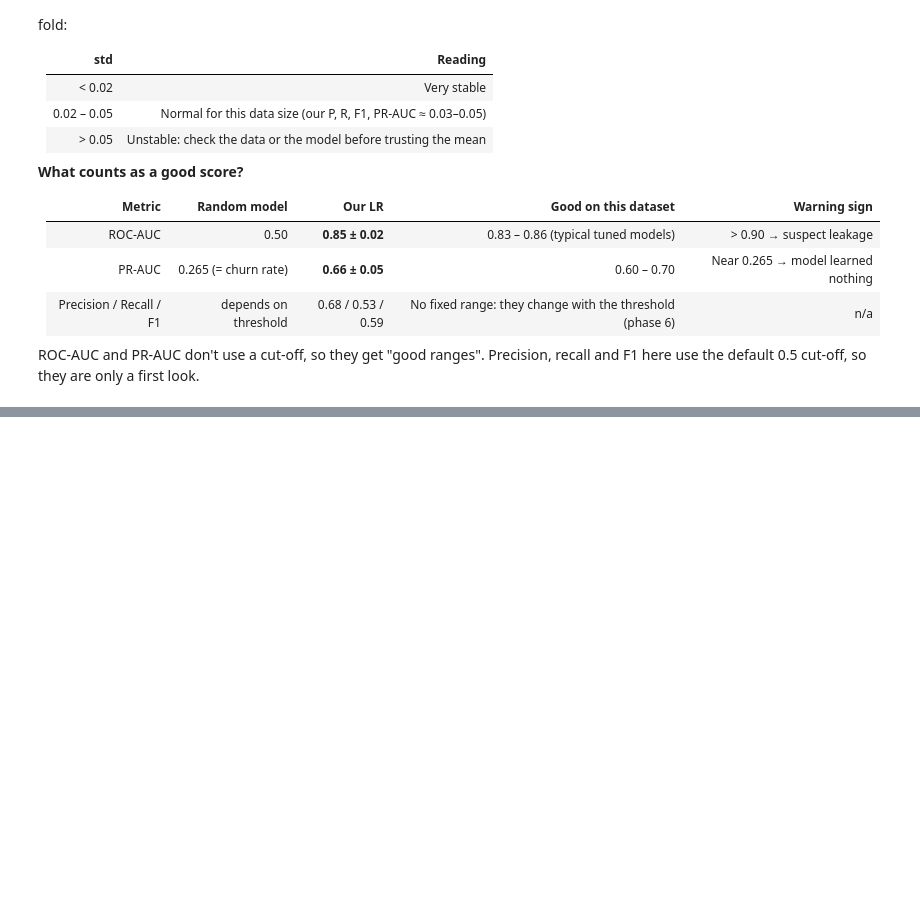
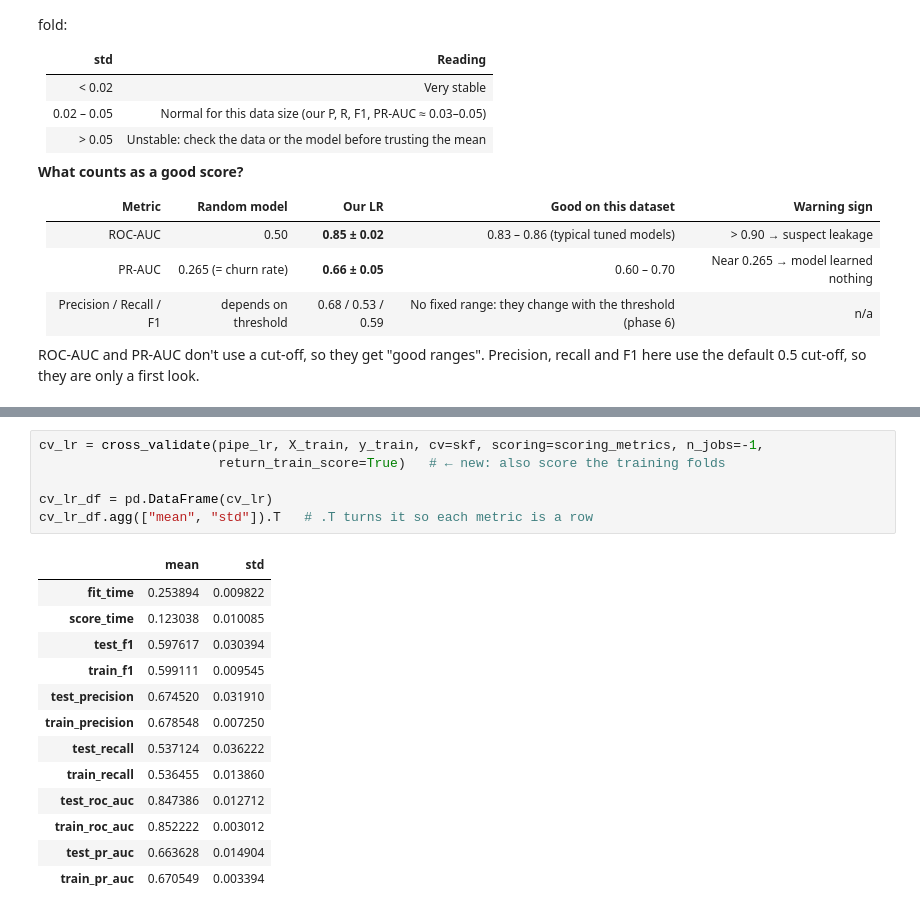
Before and after one commit to jeswingeorge/Telco-Customer-Churn-Kaggle, a Jupyter notebook: notebooks/4_baseline_models.ipynb, the cells around one changed output, grey strips where cells are left out. Cells and saved outputs as stored; diff of their text form; blank space fills up the shorter version.

```diff
--- a/notebooks/4_baseline_models.ipynb
+++ b/notebooks/4_baseline_models.ipynb
@@ -245,0 +279,20 @@ Precision 1.0 |‾‾\_
+# %%
+cv_lr = cross_validate(pipe_lr, X_train, y_train, cv=skf, scoring=scoring_metrics, n_jobs=-1,
+                       return_train_score=True)   # ← new: also score the training folds
+
+cv_lr_df = pd.DataFrame(cv_lr)
+cv_lr_df.agg(["mean", "std"]).T   # .T turns it so each metric is a row
+# %% [output]
+|  | mean | std |
+| fit_time | 0.253894 | 0.009822 |
+| score_time | 0.123038 | 0.010085 |
+| test_f1 | 0.597617 | 0.030394 |
+| train_f1 | 0.599111 | 0.009545 |
+| test_precision | 0.674520 | 0.031910 |
+| train_precision | 0.678548 | 0.007250 |
+| test_recall | 0.537124 | 0.036222 |
+| train_recall | 0.536455 | 0.013860 |
+| test_roc_auc | 0.847386 | 0.012712 |
+| train_roc_auc | 0.852222 | 0.003012 |
+| test_pr_auc | 0.663628 | 0.014904 |
+| train_pr_auc | 0.670549 | 0.003394 |
```
Also changed, not shown: parts of 15 cells of this notebook, 3 other files.
